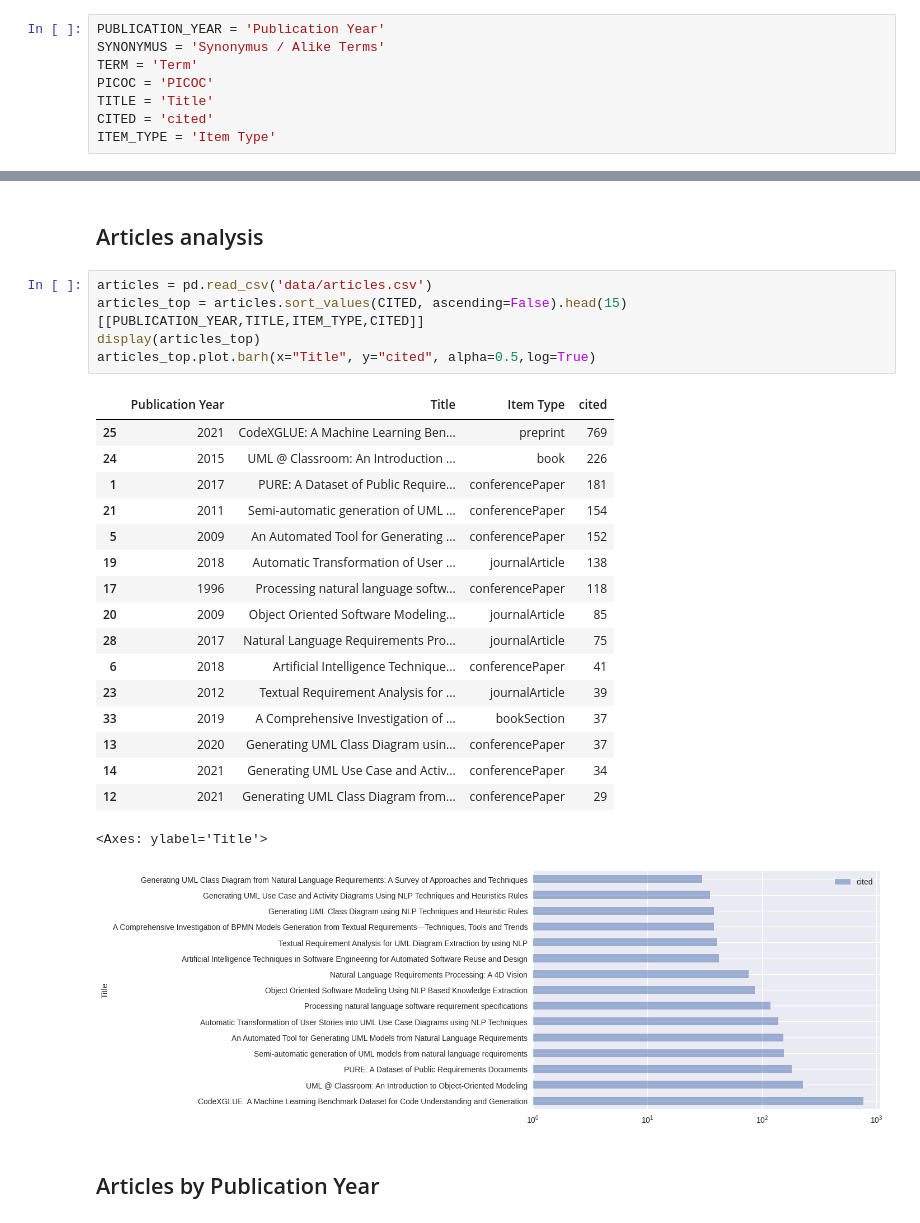
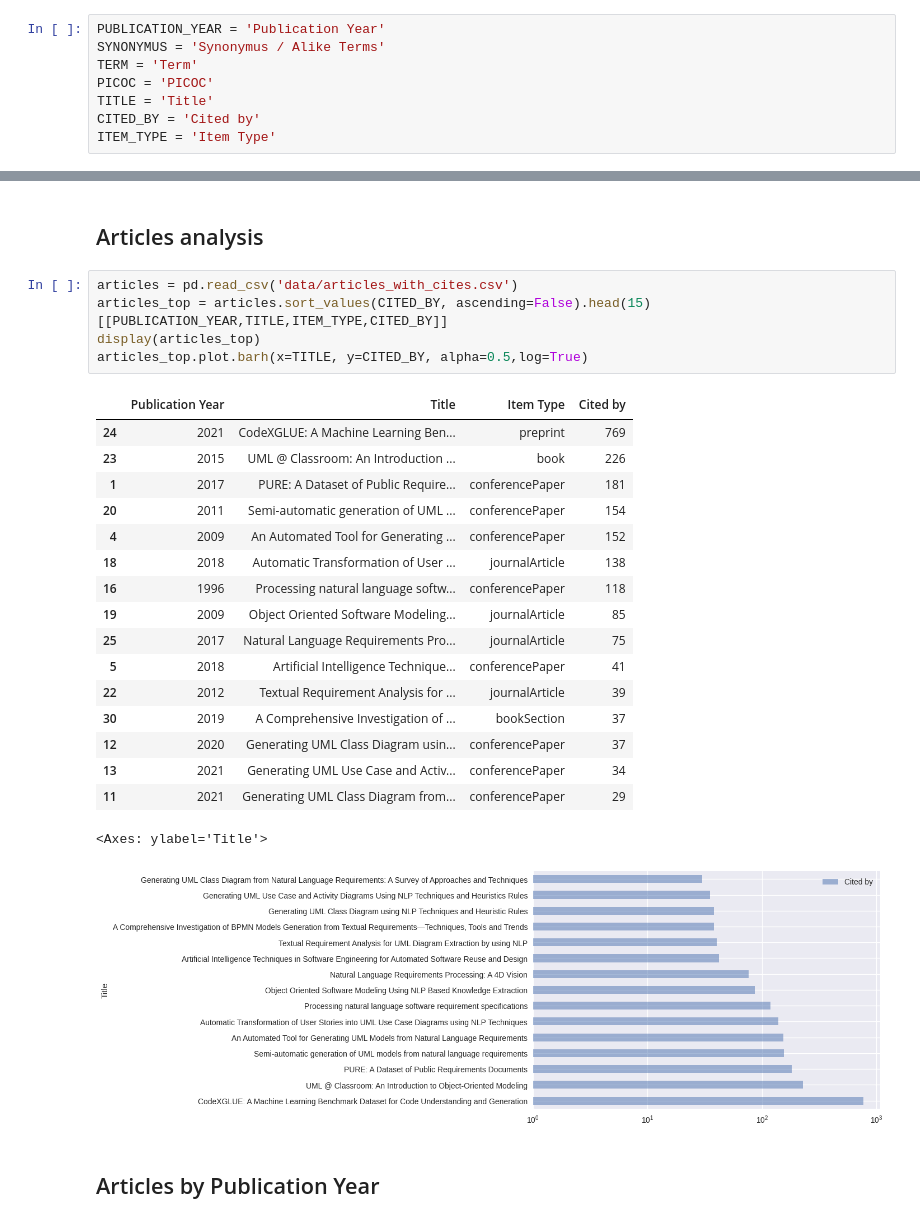
Before and after one commit to danimaniarqsoft/generative-ai-research, a Jupyter notebook: systematic-literature-review/notebook.ipynb, the cells around one changed output, grey strips where cells are left out. Cells and saved outputs as stored; diff of their text form.

```diff
--- a/systematic-literature-review/notebook.ipynb
+++ b/systematic-literature-review/notebook.ipynb
@@ -18,7 +18,7 @@ SYNONYMUS = 'Synonymus / Alike Terms'
 TERM = 'Term'
 PICOC = 'PICOC'
 TITLE = 'Title'
-CITED = 'cited'
+CITED_BY = 'Cited by'
 ITEM_TYPE = 'Item Type'
 # %% [markdown]
 ## Function for joining synonymus and alike termns
@@ -70,27 +70,27 @@ with open("queries/scopus_query.sql", "w") as text_file:
 # %% [markdown]
 ## Articles analysis
 # %%
-articles = pd.read_csv('data/articles.csv')
-articles_top = articles.sort_values(CITED, ascending=False).head(15)[[PUBLICATION_YEAR,TITLE,ITEM_TYPE,CITED]]
+articles = pd.read_csv('data/articles_with_cites.csv')
+articles_top = articles.sort_values(CITED_BY, ascending=False).head(15)[[PUBLICATION_YEAR,TITLE,ITEM_TYPE,CITED_BY]]
 display(articles_top)
-articles_top.plot.barh(x="Title", y="cited", alpha=0.5,log=True)
+articles_top.plot.barh(x=TITLE, y=CITED_BY, alpha=0.5,log=True)
 # %% [output]
-|  | Publication Year | Title | Item Type | cited |
-| 25 | 2021 | CodeXGLUE: A Machine Learning Ben... | preprint | 769 |
-| 24 | 2015 | UML @ Classroom: An Introduction ... | book | 226 |
+|  | Publication Year | Title | Item Type | Cited by |
+| 24 | 2021 | CodeXGLUE: A Machine Learning Ben... | preprint | 769 |
+| 23 | 2015 | UML @ Classroom: An Introduction ... | book | 226 |
 | 1 | 2017 | PURE: A Dataset of Public Require... | conferencePaper | 181 |
-| 21 | 2011 | Semi-automatic generation of UML ... | conferencePaper | 154 |
-| 5 | 2009 | An Automated Tool for Generating ... | conferencePaper | 152 |
-| 19 | 2018 | Automatic Transformation of User ... | journalArticle | 138 |
-| 17 | 1996 | Processing natural language softw... | conferencePaper | 118 |
-| 20 | 2009 | Object Oriented Software Modeling... | journalArticle | 85 |
-| 28 | 2017 | Natural Language Requirements Pro... | journalArticle | 75 |
-| 6 | 2018 | Artificial Intelligence Technique... | conferencePaper | 41 |
-| 23 | 2012 | Textual Requirement Analysis for ... | journalArticle | 39 |
-| 33 | 2019 | A Comprehensive Investigation of ... | bookSection | 37 |
-| 13 | 2020 | Generating UML Class Diagram usin... | conferencePaper | 37 |
-| 14 | 2021 | Generating UML Use Case and Activ... | conferencePaper | 34 |
-| 12 | 2021 | Generating UML Class Diagram from... | conferencePaper | 29 |
+| 20 | 2011 | Semi-automatic generation of UML ... | conferencePaper | 154 |
+| 4 | 2009 | An Automated Tool for Generating ... | conferencePaper | 152 |
+| 18 | 2018 | Automatic Transformation of User ... | journalArticle | 138 |
+| 16 | 1996 | Processing natural language softw... | conferencePaper | 118 |
+| 19 | 2009 | Object Oriented Software Modeling... | journalArticle | 85 |
+| 25 | 2017 | Natural Language Requirements Pro... | journalArticle | 75 |
+| 5 | 2018 | Artificial Intelligence Technique... | conferencePaper | 41 |
+| 22 | 2012 | Textual Requirement Analysis for ... | journalArticle | 39 |
+| 30 | 2019 | A Comprehensive Investigation of ... | bookSection | 37 |
+| 12 | 2020 | Generating UML Class Diagram usin... | conferencePaper | 37 |
+| 13 | 2021 | Generating UML Use Case and Activ... | conferencePaper | 34 |
+| 11 | 2021 | Generating UML Class Diagram from... | conferencePaper | 29 |
 <Axes: ylabel='Title'>
 [figure]
 # %% [markdown]
```
Also changed, not shown: parts of 4 cells of this notebook, 4 other files.
